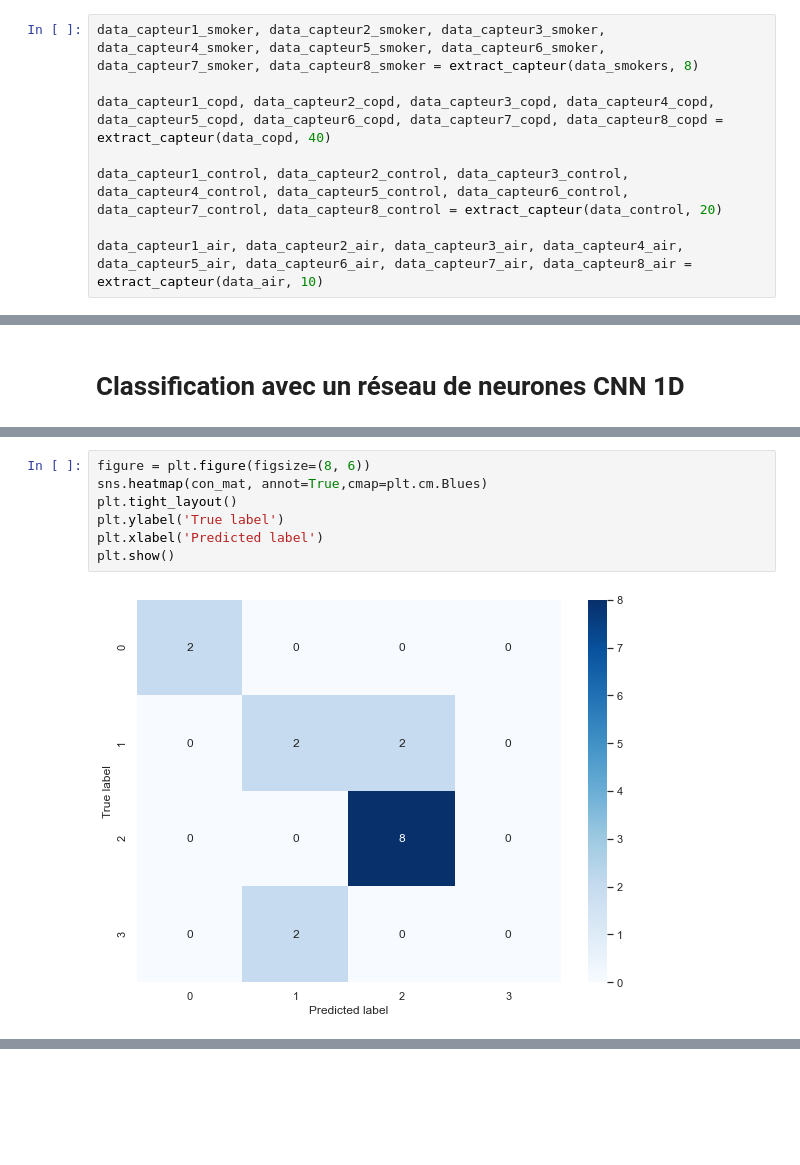
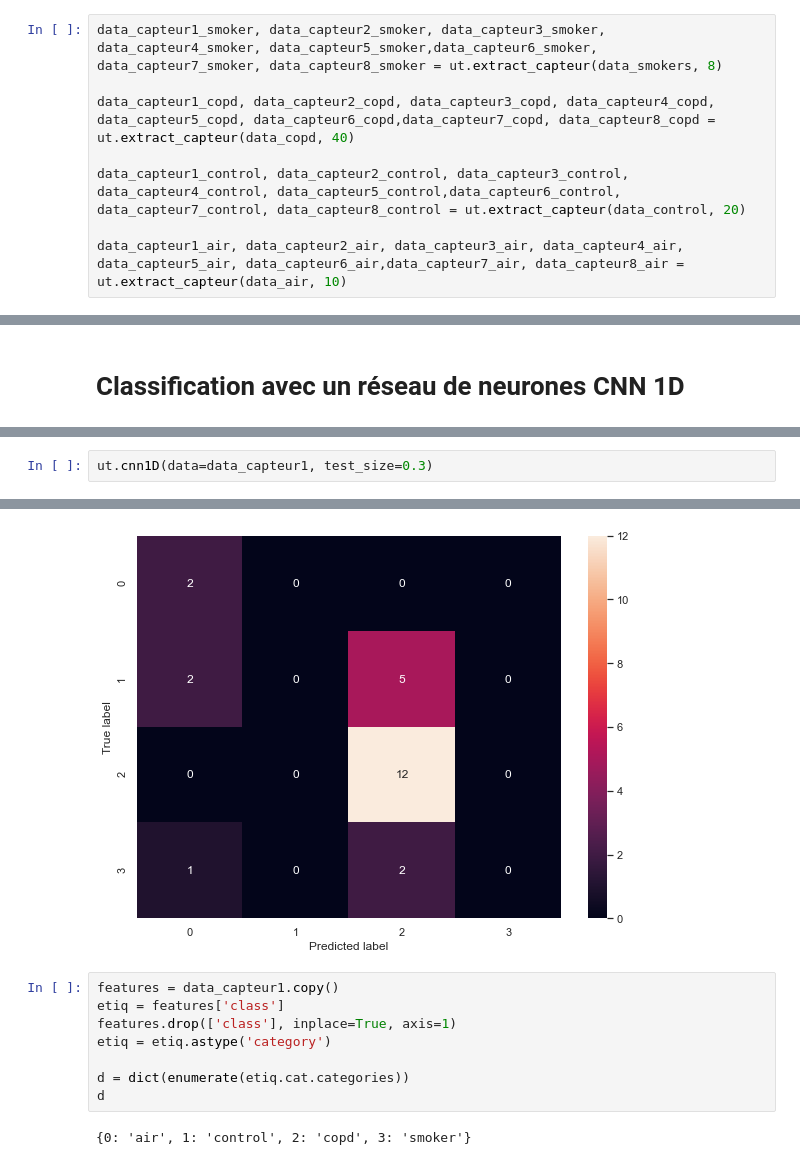
Before and after one commit to MohamedNennouche/COPD-Detection, a Jupyter notebook: COPD-one-1D-signal.ipynb, the cells around one changed output, grey strips where cells are left out. Cells and saved outputs as stored; diff of their text form; blank space fills up the shorter version.

Commit message:
Restructuration du fichier COPD-one-1D-signal en ajoutant un fichier python qui sert de bibliothèque pour stocker toutes les fonctions

```diff
--- a/COPD-1D-signals.ipynb
+++ b/COPD-one-1D-signal.ipynb
@@ -72,10 +45,10 @@ def extract_capteur(data, samples) :
 # %%
-data_capteur1_smoker, data_capteur2_smoker, data_capteur3_smoker, data_capteur4_smoker, data_capteur5_smoker, data_capteur6_smoker, data_capteur7_smoker, data_capteur8_smoker = extract_capteur(data_smokers, 8)
+data_capteur1_smoker, data_capteur2_smoker, data_capteur3_smoker, data_capteur4_smoker, data_capteur5_smoker,data_capteur6_smoker, data_capteur7_smoker, data_capteur8_smoker = ut.extract_capteur(data_smokers, 8)
 
-data_capteur1_copd, data_capteur2_copd, data_capteur3_copd, data_capteur4_copd, data_capteur5_copd, data_capteur6_copd, data_capteur7_copd, data_capteur8_copd = extract_capteur(data_copd, 40)
+data_capteur1_copd, data_capteur2_copd, data_capteur3_copd, data_capteur4_copd, data_capteur5_copd, data_capteur6_copd,data_capteur7_copd, data_capteur8_copd = ut.extract_capteur(data_copd, 40)
 
-data_capteur1_control, data_capteur2_control, data_capteur3_control, data_capteur4_control, data_capteur5_control, data_capteur6_control, data_capteur7_control, data_capteur8_control = extract_capteur(data_control, 20)
+data_capteur1_control, data_capteur2_control, data_capteur3_control, data_capteur4_control, data_capteur5_control,data_capteur6_control, data_capteur7_control, data_capteur8_control = ut.extract_capteur(data_control, 20)
 
-data_capteur1_air, data_capteur2_air, data_capteur3_air, data_capteur4_air, data_capteur5_air, data_capteur6_air, data_capteur7_air, data_capteur8_air = extract_capteur(data_air, 10)
+data_capteur1_air, data_capteur2_air, data_capteur3_air, data_capteur4_air, data_capteur5_air, data_capteur6_air,data_capteur7_air, data_capteur8_air = ut.extract_capteur(data_air, 10)
 # %% [markdown]
 On procède maintenant à la concaténation des données pour avoir 8 datasets distincts. Mais avant cela on passe à la labelisation
@@ -636,9 +391,3 @@ array([[2, 0, 0, 0],
-# %%
-figure = plt.figure(figsize=(8, 6))
-sns.heatmap(con_mat, annot=True,cmap=plt.cm.Blues)
-plt.tight_layout()
-plt.ylabel('True label')
-plt.xlabel('Predicted label')
-plt.show()
-# %% [output]
-[figure, removed]
+# %%
+ut.cnn1D(data=data_capteur1, test_size=0.3)
+# %% [output]
@@ -644,0 +411,11 @@ plt.show()
+[figure, added]
+# %%
+features = data_capteur1.copy()
+etiq = features['class']
+features.drop(['class'], inplace=True, axis=1)
+etiq = etiq.astype('category')
+
+d = dict(enumerate(etiq.cat.categories))
+d
+# %% [output]
+{0: 'air', 1: 'control', 2: 'copd', 3: 'smoker'}
```
Also changed, not shown: parts of 56 cells of this notebook, 5 other files.
